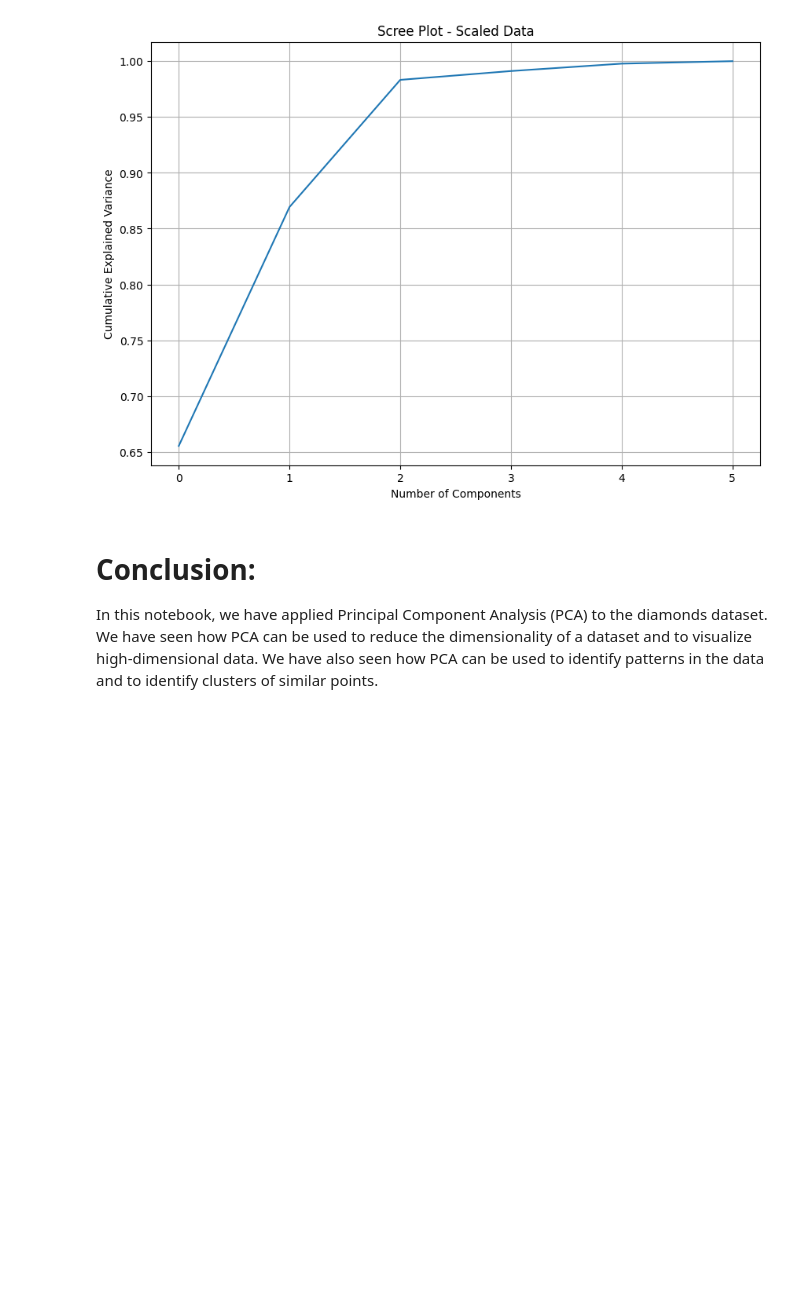
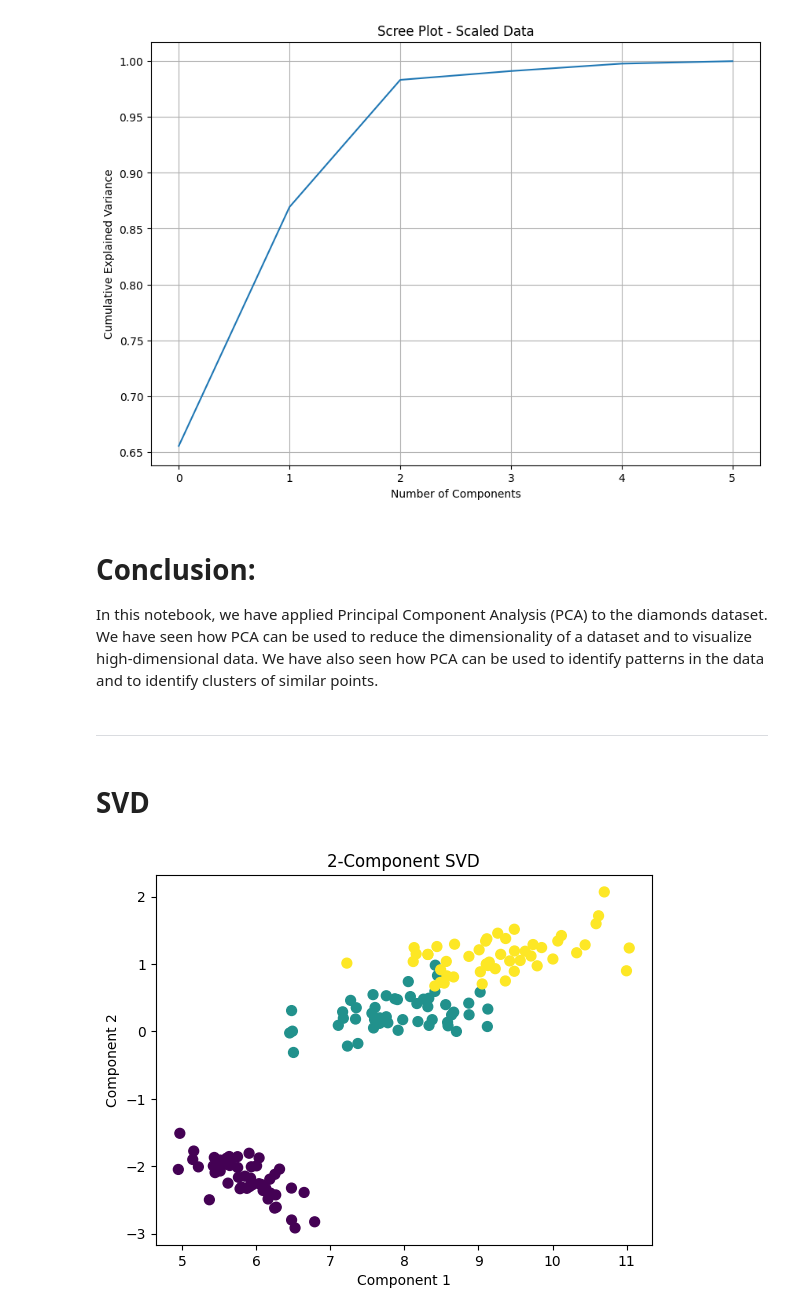
Before and after one commit to arhamm07/08_UnSupervised_Learning, a Jupyter notebook: 05_PCA.ipynb, the cells around one changed output. Saved outputs shown, nothing was run; the diff lists cells and outputs as text; code cells hidden in the pictures; blank space fills up the shorter version.

```diff
--- a/05_PCA.ipynb
+++ b/05_PCA.ipynb
@@ -306,3 +306,30 @@ plt.show()
 # **Conclusion**:
 
 In this notebook, we have applied Principal Component Analysis (PCA) to the diamonds dataset. We have seen how PCA can be used to reduce the dimensionality of a dataset and to visualize high-dimensional data. We have also seen how PCA can be used to identify patterns in the data and to identify clusters of similar points.
+# %% [markdown]
+---
+# %% [markdown]
+# **SVD**
+# %%
+# import necessary libraries
+from sklearn.decomposition import TruncatedSVD
+from sklearn import datasets
+import matplotlib.pyplot as plt
+
+# load iris dataset as an example
+iris = datasets.load_iris()
+X = iris.data
+y = iris.target
+
+# SVD represent documents and terms in vectors
+svd = TruncatedSVD(n_components=2, algorithm='randomized', n_iter=100, random_state=122)
+X_svd = svd.fit_transform(X)
+
+# plot the result
+plt.scatter(X_svd[:, 0], X_svd[:, 1], c=y, s=50, cmap='viridis')
+plt.xlabel('Component 1')
+plt.ylabel('Component 2')
+plt.title('2-Component SVD')
+plt.show()
+# %% [output]
+[figure, added]
```
